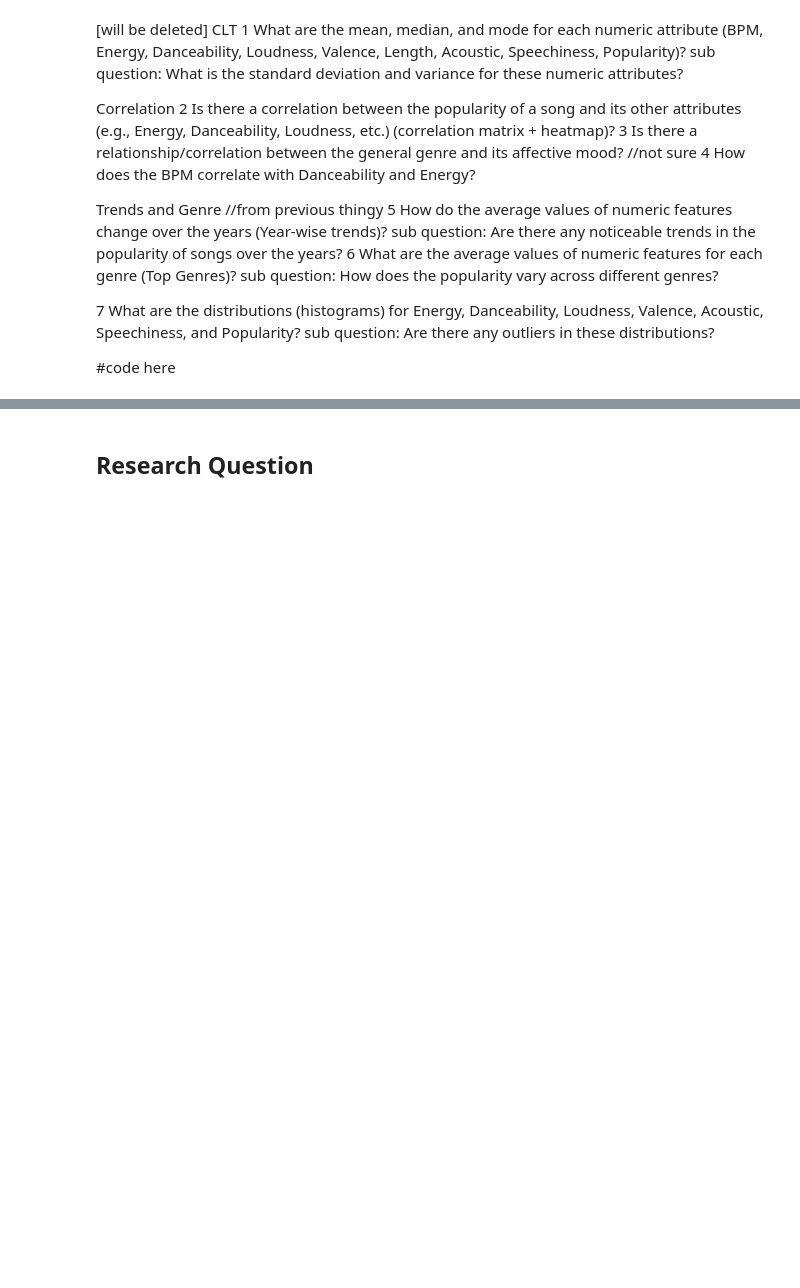
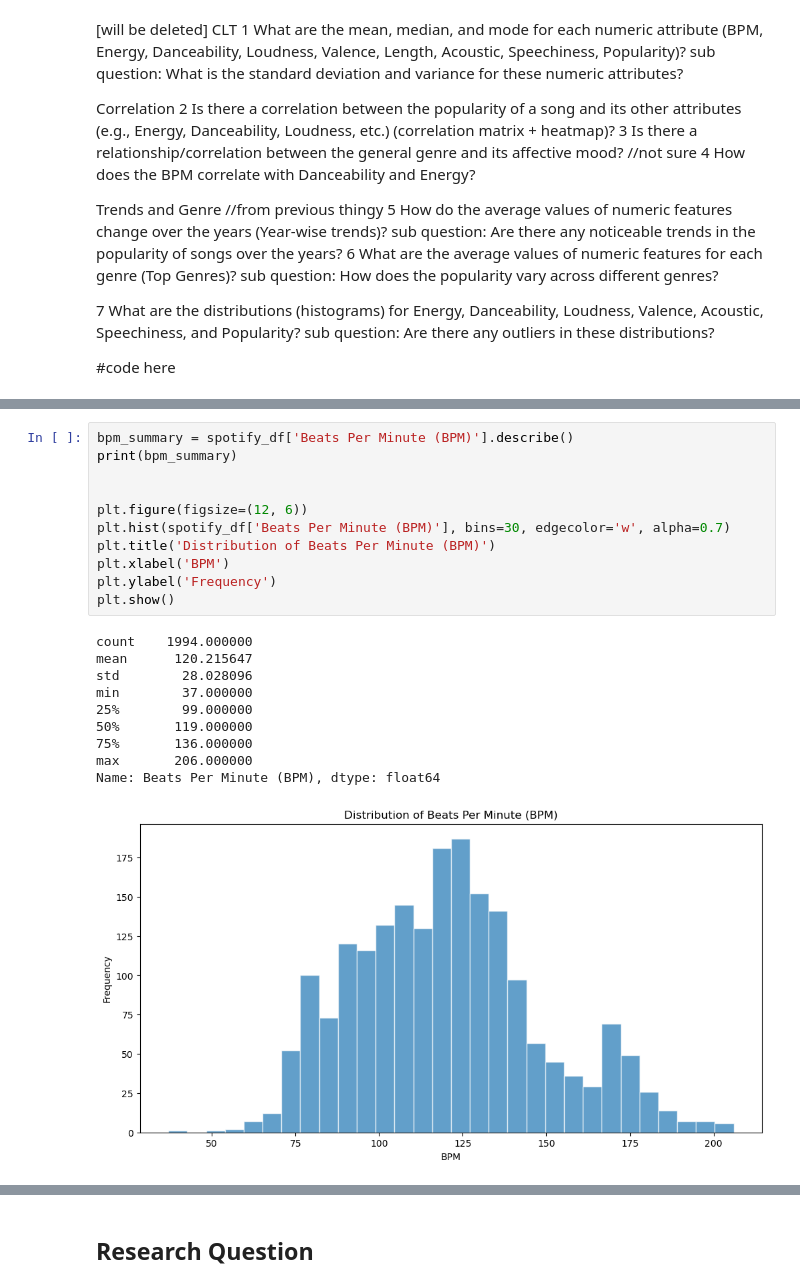
Before and after one commit to sadhubby/CSMODEL-project, a Jupyter notebook: Group10-Spotify Top 2000s.ipynb, the cells around one changed output, grey strips where cells are left out. Drawn from its saved outputs; the diff is of its cells as text; blank space fills up the shorter version.

```diff
--- a/Group10-Spotify Top 2000s.ipynb
+++ b/Group10-Spotify Top 2000s.ipynb
@@ -229,0 +234,22 @@ Trends and Genre //from previous thingy
+# %%
+bpm_summary = spotify_df['Beats Per Minute (BPM)'].describe()
+print(bpm_summary)
+
+
+plt.figure(figsize=(12, 6))
+plt.hist(spotify_df['Beats Per Minute (BPM)'], bins=30, edgecolor='w', alpha=0.7)
+plt.title('Distribution of Beats Per Minute (BPM)')
+plt.xlabel('BPM')
+plt.ylabel('Frequency')
+plt.show()
+# %% [output]
+count    1994.000000
+mean      120.215647
+std        28.028096
+min        37.000000
+25%        99.000000
+50%       119.000000
+75%       136.000000
+max       206.000000
+Name: Beats Per Minute (BPM), dtype: float64
+[figure, added]
```
Also changed, not shown: parts of 9 cells of this notebook.
